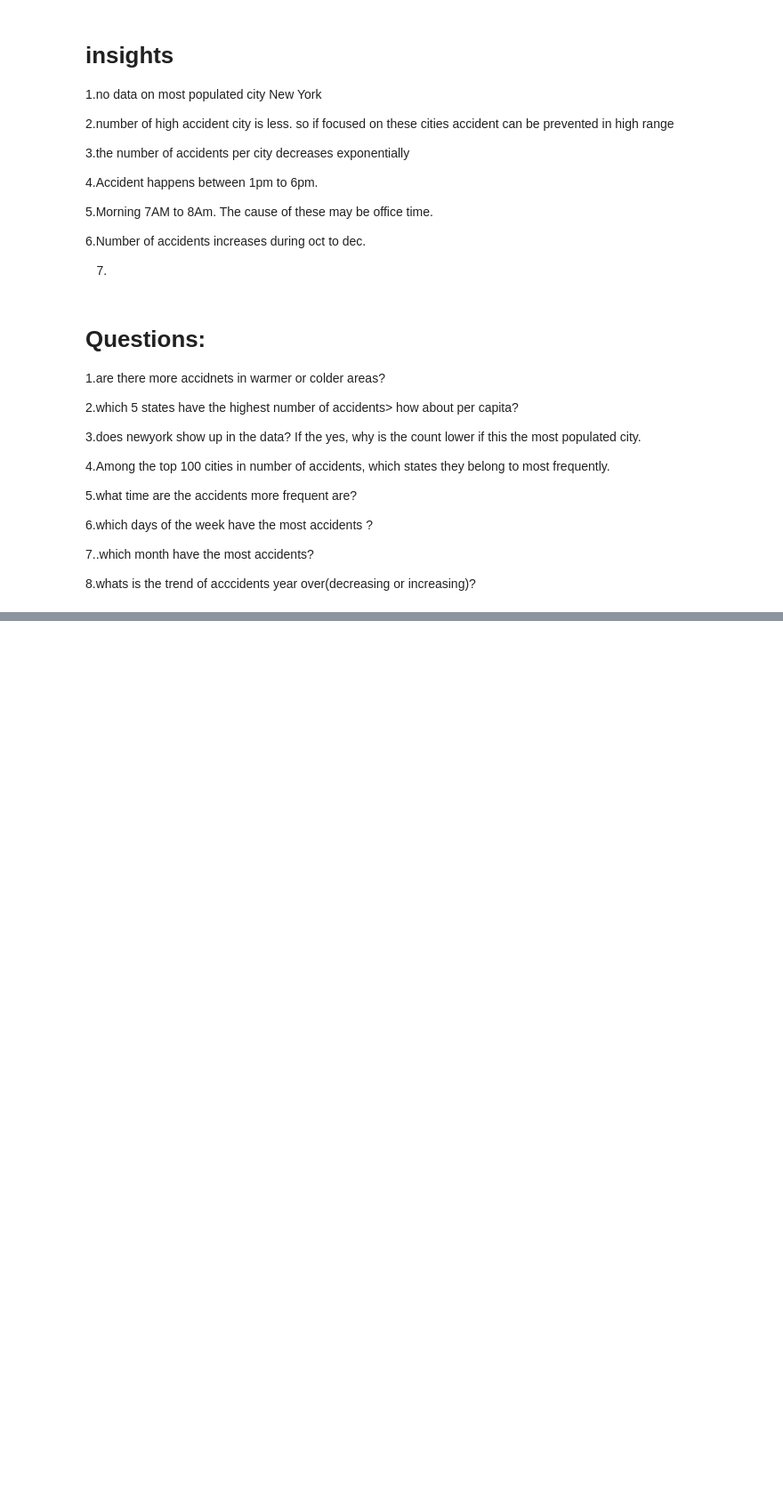
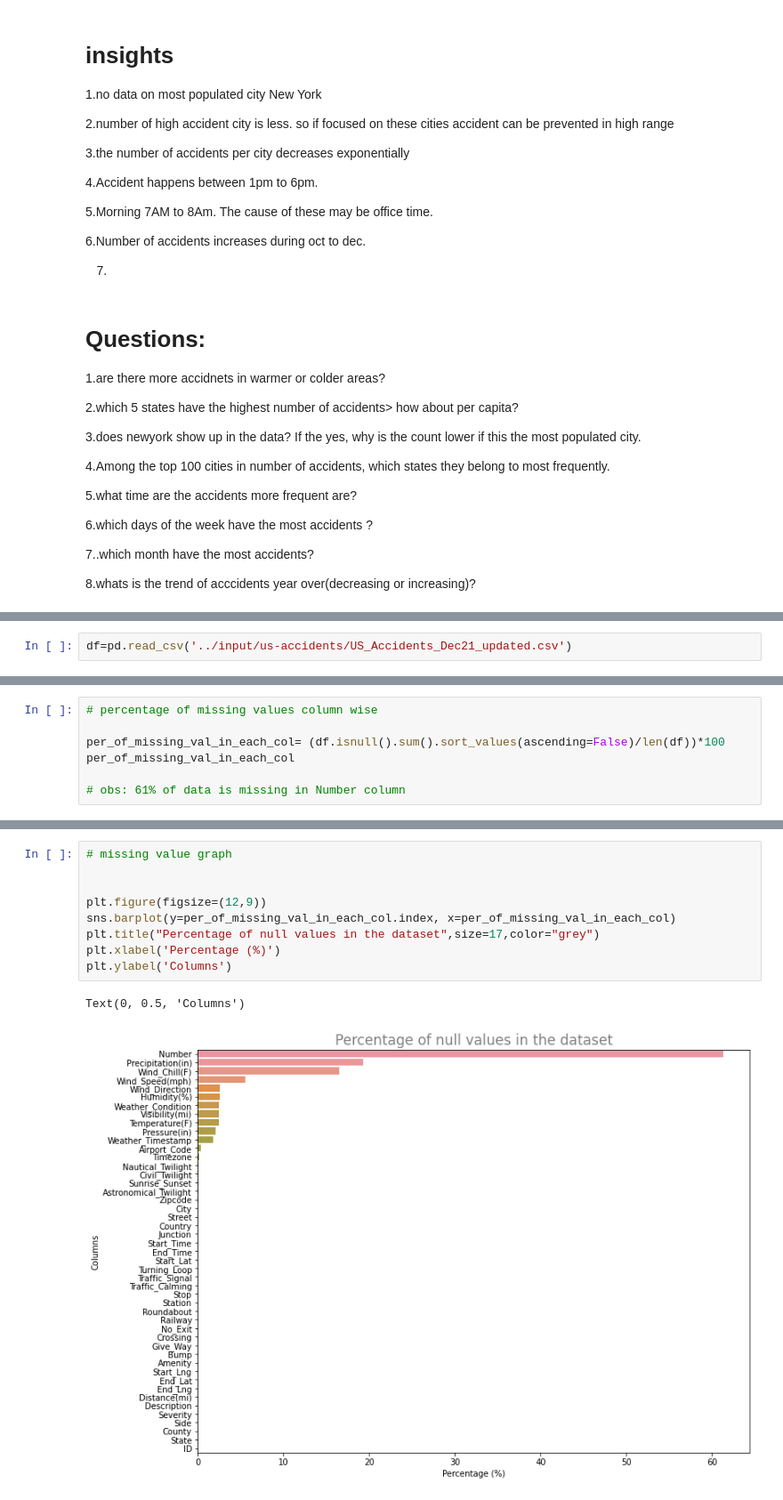
Before and after one commit to anand1994sp/My-first-repository, a Jupyter notebook: EDA_PROJECT_ON_US_ACCIDENTS2_8_MILLION_RECORDS.ipynb, the cells around one changed output, grey strips where cells are left out. Shown at 89% size. Saved outputs shown, nothing was run; the diff lists cells and outputs as text; blank space fills up the shorter version.

```diff
--- a/EDA_PROJECT_ON_US_ACCIDENTS2_8_MILLION_RECORDS.ipynb
+++ b/EDA_PROJECT_ON_US_ACCIDENTS2_8_MILLION_RECORDS.ipynb
@@ -393,0 +681,2 @@ sns.distplot(df.Start_Time.dt.month,bins=12,norm_hist=True)
+# %%
+df=pd.read_csv('../input/us-accidents/US_Accidents_Dec21_updated.csv')
@@ -393,0 +859,7 @@ sns.distplot(df.Start_Time.dt.month,bins=12,norm_hist=True)
+# %%
+# percentage of missing values column wise
+
+per_of_missing_val_in_each_col= (df.isnull().sum().sort_values(ascending=False)/len(df))*100
+per_of_missing_val_in_each_col
+
+# obs: 61% of data is missing in Number column
@@ -393,0 +884,12 @@ sns.distplot(df.Start_Time.dt.month,bins=12,norm_hist=True)
+# %%
+# missing value graph
+
+
+plt.figure(figsize=(12,9))
+sns.barplot(y=per_of_missing_val_in_each_col.index, x=per_of_missing_val_in_each_col)
+plt.title("Percentage of null values in the dataset",size=17,color="grey")
+plt.xlabel('Percentage (%)')
+plt.ylabel('Columns')
+# %% [output]
+Text(0, 0.5, 'Columns')
+[figure, added]
```
Also changed, not shown: parts of 129 cells of this notebook.
